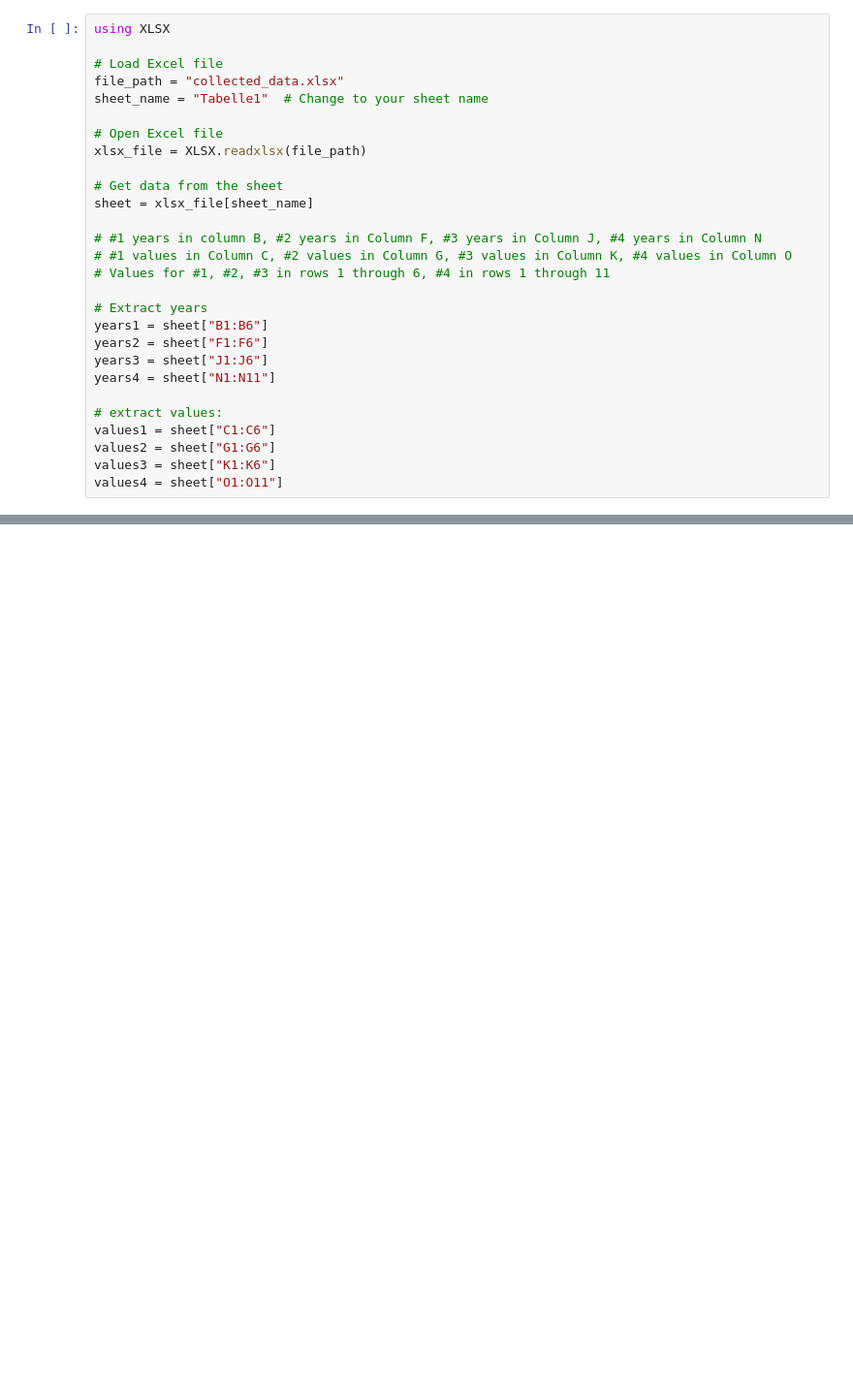
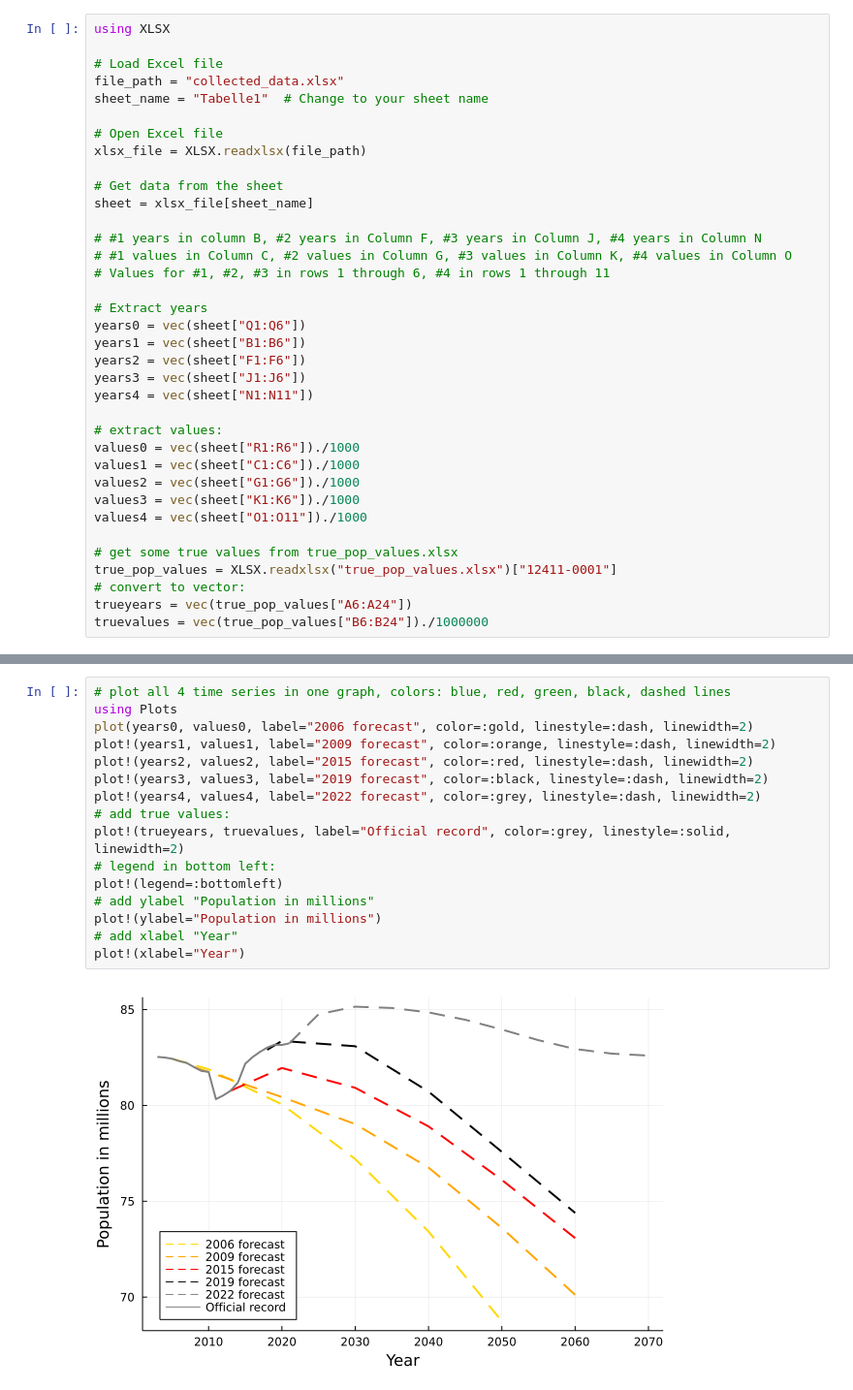
Before and after one commit to JOverhage/German_population, a Jupyter notebook: main/main.ipynb, the cells around one changed output, grey strips where cells are left out. Shown at 97% size. Cells and saved outputs as stored; diff of their text form; blank space fills up the shorter version.

```diff
--- a/main/main.ipynb
+++ b/main/main.ipynb
@@ -38,14 +16,22 @@ sheet = xlsx_file[sheet_name]
 # Values for #1, #2, #3 in rows 1 through 6, #4 in rows 1 through 11
 
 # Extract years
-years1 = sheet["B1:B6"]
-years2 = sheet["F1:F6"]
-years3 = sheet["J1:J6"]
-years4 = sheet["N1:N11"]
+years0 = vec(sheet["Q1:Q6"])
+years1 = vec(sheet["B1:B6"])
+years2 = vec(sheet["F1:F6"])
+years3 = vec(sheet["J1:J6"])
+years4 = vec(sheet["N1:N11"])
 
 # extract values:
-values1 = sheet["C1:C6"]
-values2 = sheet["G1:G6"]
-values3 = sheet["K1:K6"]
-values4 = sheet["O1:O11"]
+values0 = vec(sheet["R1:R6"])./1000
+values1 = vec(sheet["C1:C6"])./1000
+values2 = vec(sheet["G1:G6"])./1000
+values3 = vec(sheet["K1:K6"])./1000
+values4 = vec(sheet["O1:O11"])./1000
+
+# get some true values from true_pop_values.xlsx
+true_pop_values = XLSX.readxlsx("true_pop_values.xlsx")["12411-0001"]
+# convert to vector:
+trueyears = vec(true_pop_values["A6:A24"])
+truevalues = vec(true_pop_values["B6:B24"])./1000000
 # %% [output]
@@ -63,0 +58,18 @@ values4 = sheet["O1:O11"]
+# %%
+# plot all 4 time series in one graph, colors: blue, red, green, black, dashed lines
+using Plots
+plot(years0, values0, label="2006 forecast", color=:gold, linestyle=:dash, linewidth=2)
+plot!(years1, values1, label="2009 forecast", color=:orange, linestyle=:dash, linewidth=2)
+plot!(years2, values2, label="2015 forecast", color=:red, linestyle=:dash, linewidth=2)
+plot!(years3, values3, label="2019 forecast", color=:black, linestyle=:dash, linewidth=2)
+plot!(years4, values4, label="2022 forecast", color=:grey, linestyle=:dash, linewidth=2)
+# add true values:
+plot!(trueyears, truevalues, label="Official record", color=:grey, linestyle=:solid, linewidth=2)
+# legend in bottom left:
+plot!(legend=:bottomleft)
+# add ylabel "Population in millions"
+plot!(ylabel="Population in millions")
+# add xlabel "Year"
+plot!(xlabel="Year")
+# %% [output]
+[figure, added]
```
Also changed, not shown: parts of 3 cells of this notebook, 5 other files.
